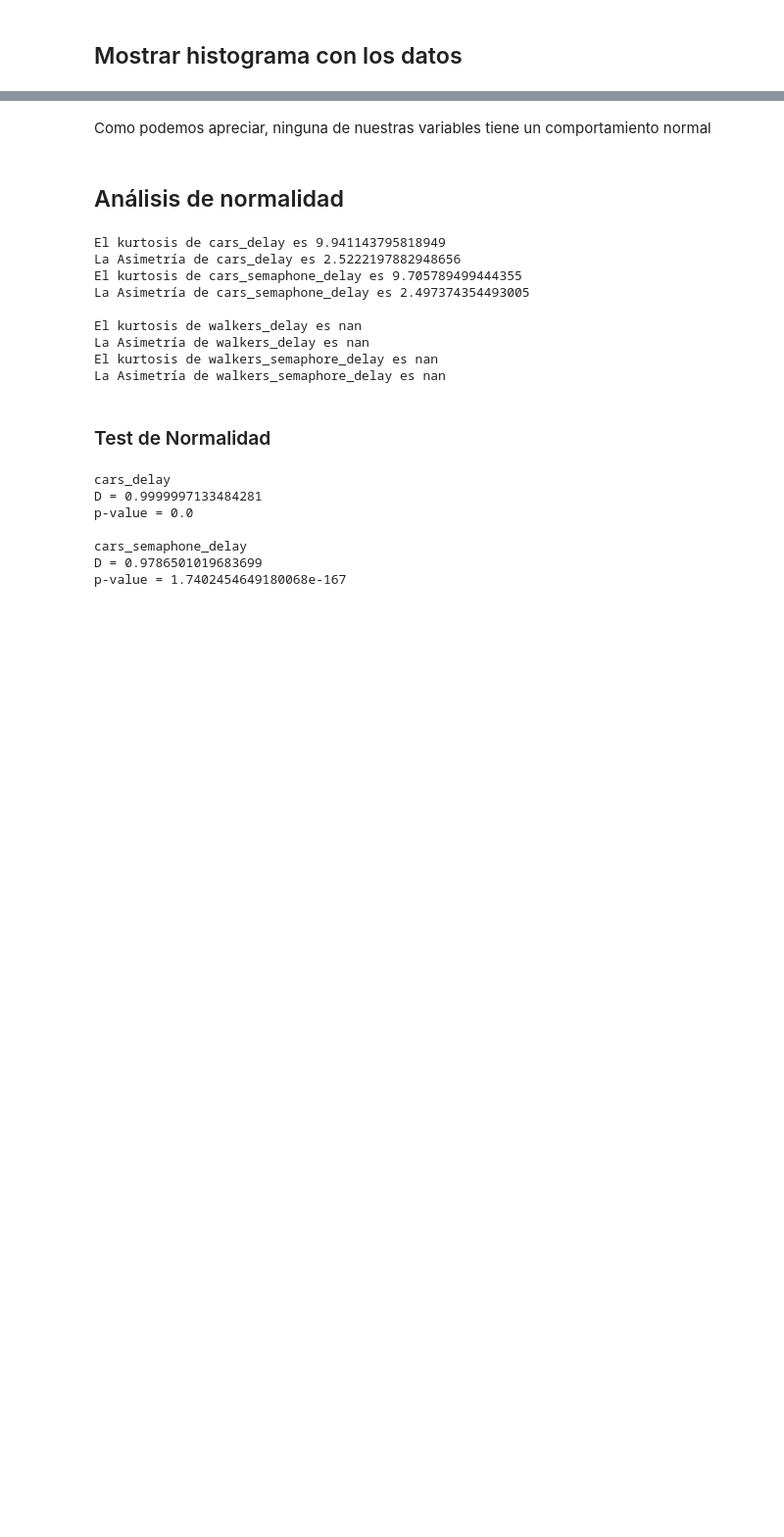
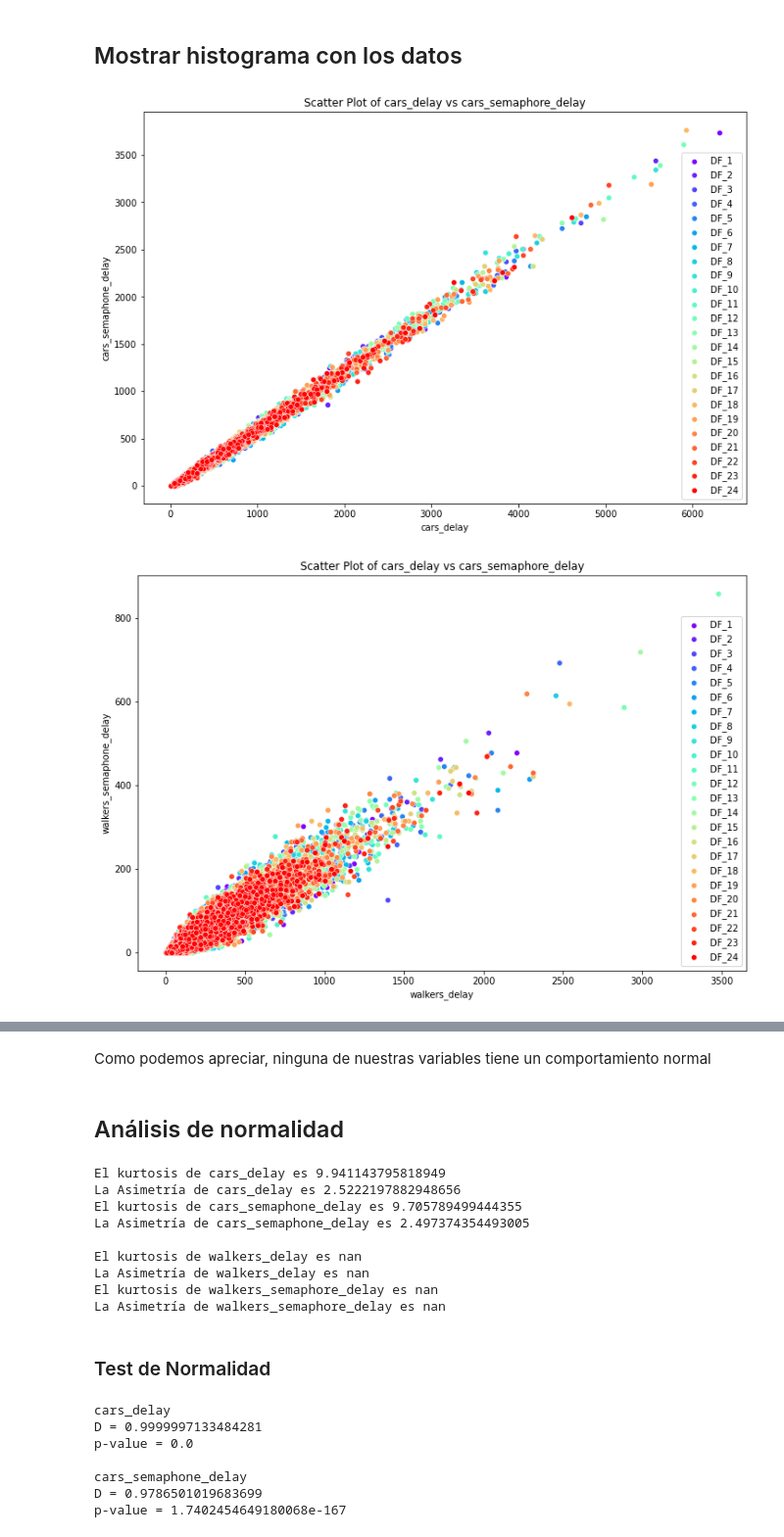
Before and after one commit to BritoAlv/proyecto-ia, a Jupyter notebook: src/statistics/statistics.ipynb, the cells around one changed output, grey strips where cells are left out. Shown: that part at 98% size. Saved outputs shown, nothing was run; the diff lists cells and outputs as text; code cells hidden in the pictures; blank space fills up the shorter version.

Commit message:
more graphics

```diff
--- a/src/statistics/statistics.ipynb
+++ b/src/statistics/statistics.ipynb
@@ -108,3 +110,41 @@ for i in range(np.max([len(df_smart), len(df_standard)])):
 
 
 plt.show()
+# %%
+import seaborn as sns
+import matplotlib.pyplot as plt
+
+# Supongamos que tienes múltiples DataFrames en una lista llamada df_list
+def draw_scatterplot(df_list, index):
+    # Determina el número máximo de series para usar colores diferentes
+    max_series = len(df_list)
+    colors = plt.cm.rainbow(np.linspace(0, 1, max_series))
+
+    plt.figure(figsize=(12, 8))
+    for i, df in enumerate(df_list):
+        if index == 0:
+            sns.scatterplot(x='cars_delay', y='cars_semaphone_delay', data=df[index], label=f'DF_{i+1}', color=colors[i])
+        if index == 1:
+            sns.scatterplot(x='walkers_delay', y='walkers_semaphone_delay', data=df[index], label=f'DF_{i+1}', color=colors[i])
+            # print(df)
+
+    plt.title('Scatter Plot of cars_delay vs cars_semaphore_delay')
+    if index == 0:
+        plt.xlabel('cars_delay')
+        plt.ylabel('cars_semaphone_delay')
+    else:
+        plt.xlabel('walkers_delay')
+        plt.ylabel('walkers_semaphone_delay')
+
+    # Agrega leyenda
+    plt.legend()
+
+    plt.show()
+
+draw_scatterplot(df_smart, 0)
+draw_scatterplot(df_smart, 1)
+draw_scatterplot(df_standard, 0)
+draw_scatterplot(df_standard, 1)
+# %% [output]
+[figure, added]
+[figure, added]
```
Also changed, not shown: parts of 12 cells of this notebook.
